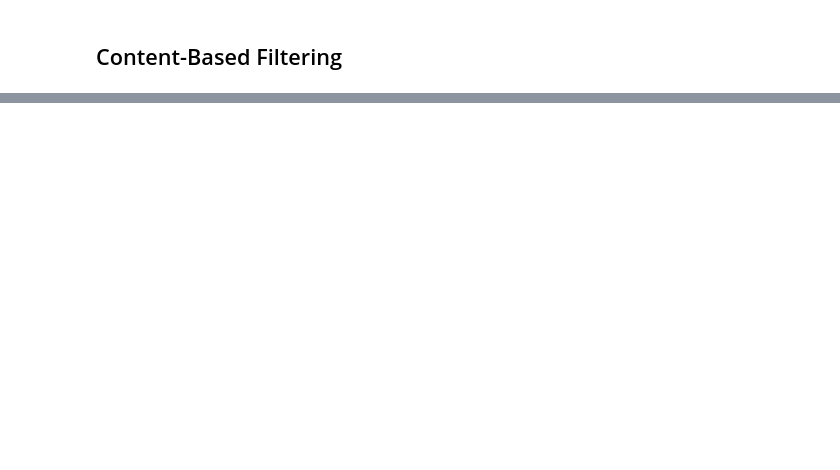
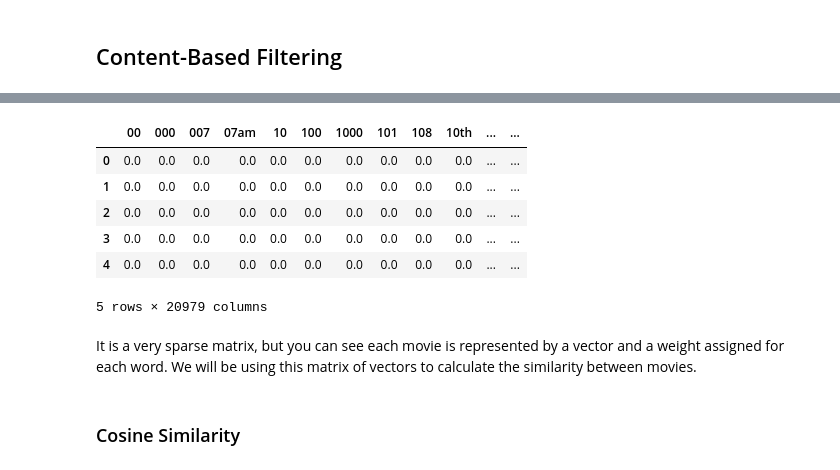
Before and after one commit to zhikaichen99/RecommenderSystems, a Jupyter notebook: Content-Based-Filtering.ipynb, the cells around one changed output, grey strips where cells are left out. Drawn from its saved outputs; the diff is of its cells as text; code cells hidden in the pictures; blank space fills up the shorter version.

```diff
--- a/Content-Based-Filtering.ipynb
+++ b/Content-Based-Filtering.ipynb
@@ -274,0 +276,4 @@ cosine_score = linear_kernel(overview_matrix, overview_matrix)
+# %%
+# remove stopwords. Stopwords are common words that add no meaning to the text
+tfidf_model = TfidfVectorizer(stop_words = 'english')
+tfidf_overview = tfidf_model.fit_transform(df['overview'].values.astype('str'))
@@ -274,0 +288,4 @@ cosine_score = linear_kernel(overview_matrix, overview_matrix)
+# %%
+word_set = tfidf_model.get_feature_names()
+tfidf_array = tfidf_overview.toarray()
+print(tfidf_array)
@@ -274,0 +300,15 @@ cosine_score = linear_kernel(overview_matrix, overview_matrix)
+# %%
+df_tfidf_overview = pd.DataFrame(tfidf_array, columns = word_set)
+df_tfidf_overview.head()
+# %% [output]
+|  | 00 | 000 | 007 | 07am | 10 | 100 | 1000 | 101 | 108 | 10th | ... | ... |
+| 0 | 0.0 | 0.0 | 0.0 | 0.0 | 0.0 | 0.0 | 0.0 | 0.0 | 0.0 | 0.0 | ... | ... |
+| 1 | 0.0 | 0.0 | 0.0 | 0.0 | 0.0 | 0.0 | 0.0 | 0.0 | 0.0 | 0.0 | ... | ... |
+| 2 | 0.0 | 0.0 | 0.0 | 0.0 | 0.0 | 0.0 | 0.0 | 0.0 | 0.0 | 0.0 | ... | ... |
+| 3 | 0.0 | 0.0 | 0.0 | 0.0 | 0.0 | 0.0 | 0.0 | 0.0 | 0.0 | 0.0 | ... | ... |
+| 4 | 0.0 | 0.0 | 0.0 | 0.0 | 0.0 | 0.0 | 0.0 | 0.0 | 0.0 | 0.0 | ... | ... |
+5 rows × 20979 columns
+# %% [markdown]
+It is a very sparse matrix, but you can see each movie is represented by a vector and a weight assigned for each word. We will be using this matrix of vectors to calculate the similarity between movies.
+# %% [markdown]
+### Cosine Similarity
```
Also changed, not shown: parts of 120 cells of this notebook.
